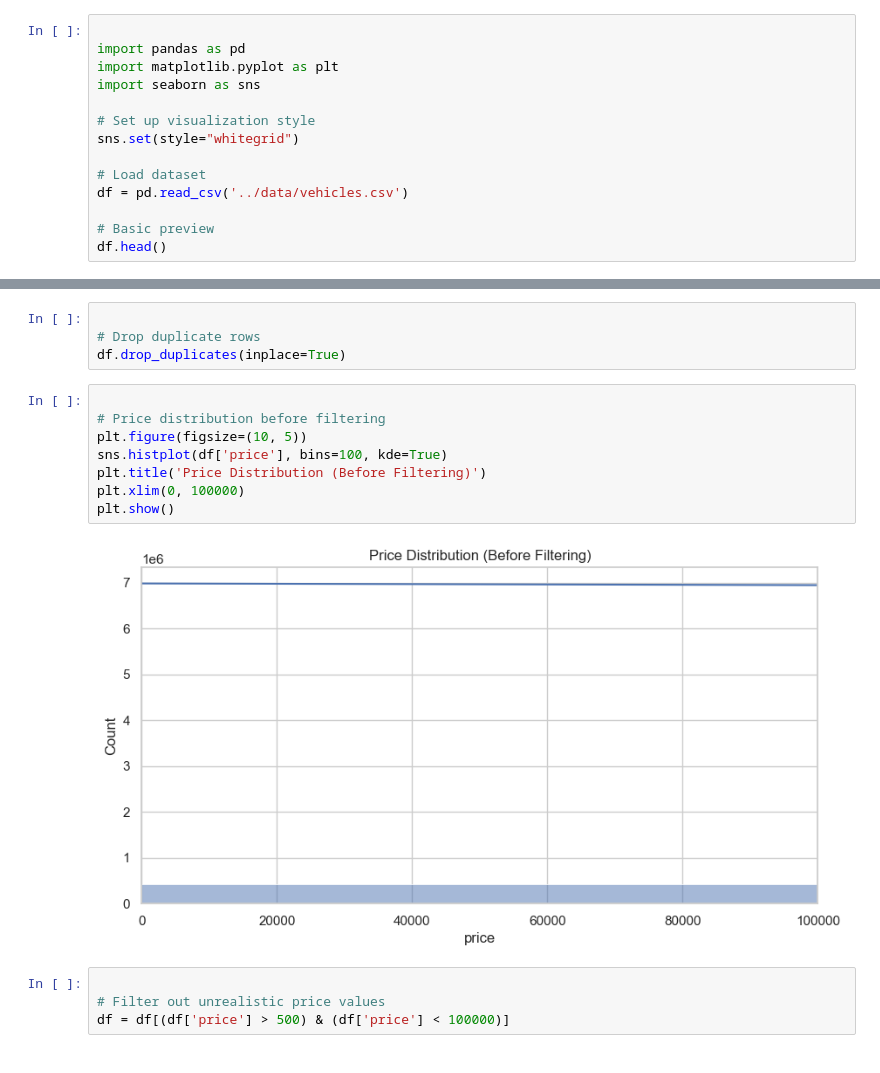
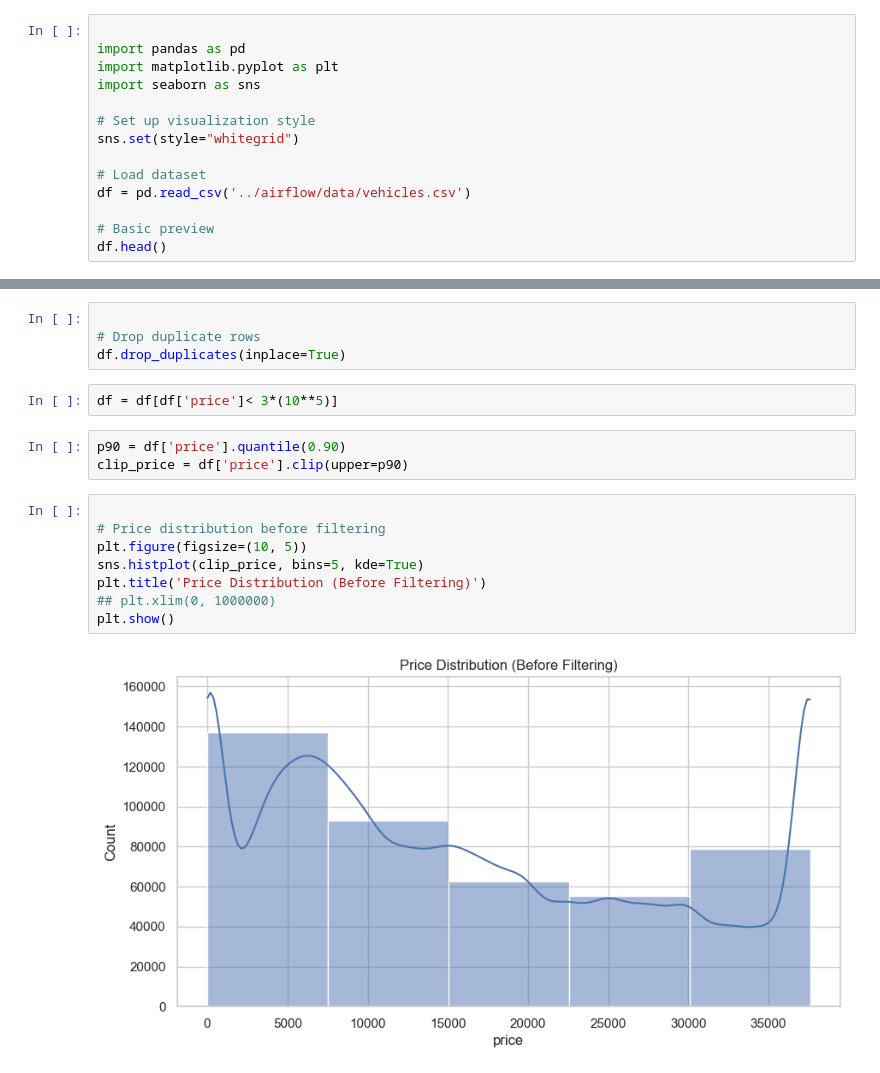
Before and after one commit to JaySorawit/MlopsProject_UsedCarPricePredictor, a Jupyter notebook: notebooks/eda.ipynb, the cells around one changed output, grey strips where cells are left out. Drawn from its saved outputs; the diff is of its cells as text.

Commit message:
add data_cleaning file  fix eda.ipynb

```diff
--- a/notebooks/eda.ipynb
+++ b/notebooks/eda.ipynb
@@ -10,7 +10,7 @@ import seaborn as sns
 sns.set(style="whitegrid")
 
 # Load dataset
-df = pd.read_csv('../data/vehicles.csv')
+df = pd.read_csv('../airflow/data/vehicles.csv')
 
 # Basic preview
 df.head()
@@ -76,19 +76,20 @@ df = df[df.columns[df.isnull().mean() < null_thresh]]
 
 # Drop duplicate rows
 df.drop_duplicates(inplace=True)
+# %%
+df = df[df['price']< 3*(10**5)]
+# %%
+p90 = df['price'].quantile(0.90)
+clip_price = df['price'].clip(upper=p90)
 # %%
 
 # Price distribution before filtering
 plt.figure(figsize=(10, 5))
-sns.histplot(df['price'], bins=100, kde=True)
+sns.histplot(clip_price, bins=5, kde=True)
 plt.title('Price Distribution (Before Filtering)')
-plt.xlim(0, 100000)
+## plt.xlim(0, 1000000)
 plt.show()
 # %% [output]
-[figure, old version]
+[figure, new version]
-# %%
-
-# Filter out unrealistic price values
-df = df[(df['price'] > 500) & (df['price'] < 100000)]
 # %%
 
```
Also changed, not shown: parts of 6 cells of this notebook, 2 other files.
